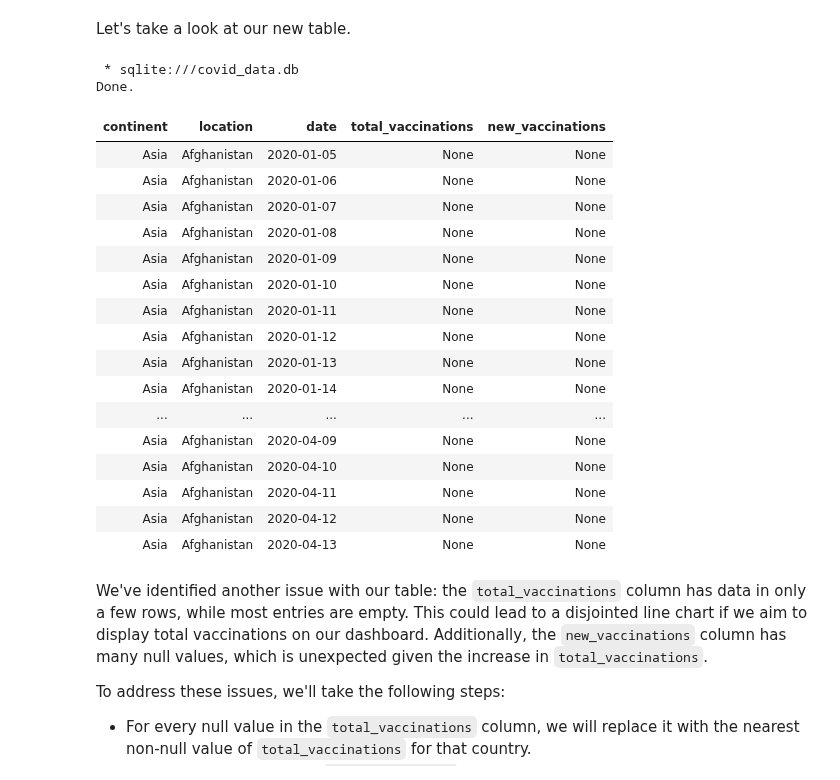
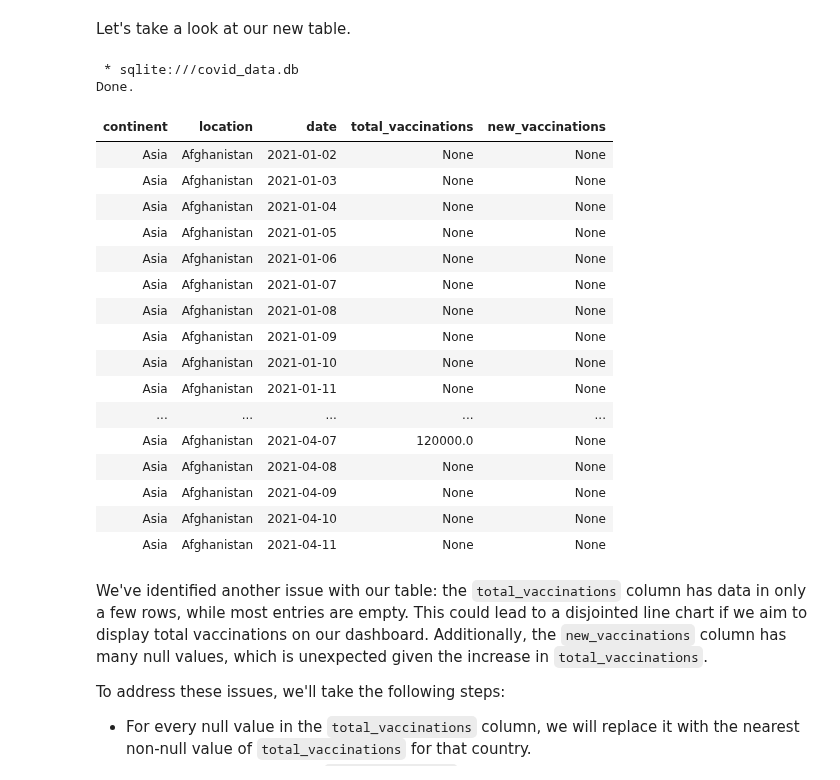
Before and after one commit to hienphan161/covid-data-exploration-with-sql, a Jupyter notebook: Exploring_COVID_19_Data_An_In_depth_Analysis.ipynb, the cells around one changed output. Saved outputs shown, nothing was run; the diff lists cells and outputs as text; code cells hidden in the pictures.

```diff
--- a/Exploring_COVID_19_Data_An_In_depth_Analysis.ipynb
+++ b/Exploring_COVID_19_Data_An_In_depth_Analysis.ipynb
@@ -399,28 +400,30 @@ Let's take a look at our new table.
 # %%
 %%sql
 SELECT *
 FROM COVID_VACCINATIONS_PROCESSED
+WHERE date > '2021-01-01'
+ORDER BY location, date
 LIMIT 100 -- due to limited resources
 # %% [output]
  * sqlite:///covid_data.db
 Done.
 | continent | location | date | total_vaccinations | new_vaccinations |
-| Asia | Afghanistan | 2020-01-05 | None | None |
-| Asia | Afghanistan | 2020-01-06 | None | None |
-| Asia | Afghanistan | 2020-01-07 | None | None |
-| Asia | Afghanistan | 2020-01-08 | None | None |
-| Asia | Afghanistan | 2020-01-09 | None | None |
-| Asia | Afghanistan | 2020-01-10 | None | None |
-| Asia | Afghanistan | 2020-01-11 | None | None |
-| Asia | Afghanistan | 2020-01-12 | None | None |
-| Asia | Afghanistan | 2020-01-13 | None | None |
-| Asia | Afghanistan | 2020-01-14 | None | None |
+| Asia | Afghanistan | 2021-01-02 | None | None |
+| Asia | Afghanistan | 2021-01-03 | None | None |
+| Asia | Afghanistan | 2021-01-04 | None | None |
+| Asia | Afghanistan | 2021-01-05 | None | None |
+| Asia | Afghanistan | 2021-01-06 | None | None |
+| Asia | Afghanistan | 2021-01-07 | None | None |
+| Asia | Afghanistan | 2021-01-08 | None | None |
+| Asia | Afghanistan | 2021-01-09 | None | None |
+| Asia | Afghanistan | 2021-01-10 | None | None |
+| Asia | Afghanistan | 2021-01-11 | None | None |
 | ... | ... | ... | ... | ... |
-| Asia | Afghanistan | 2020-04-09 | None | None |
-| Asia | Afghanistan | 2020-04-10 | None | None |
-| Asia | Afghanistan | 2020-04-11 | None | None |
-| Asia | Afghanistan | 2020-04-12 | None | None |
-| Asia | Afghanistan | 2020-04-13 | None | None |
+| Asia | Afghanistan | 2021-04-07 | 120000.0 | None |
+| Asia | Afghanistan | 2021-04-08 | None | None |
+| Asia | Afghanistan | 2021-04-09 | None | None |
+| Asia | Afghanistan | 2021-04-10 | None | None |
+| Asia | Afghanistan | 2021-04-11 | None | None |
 # %% [markdown]
 We've identified another issue with our table: the `total_vaccinations` column has data in only a few rows, while most entries are empty. This could lead to a disjointed line chart if we aim to display total vaccinations on our dashboard. Additionally, the `new_vaccinations` column has many null values, which is unexpected given the increase in `total_vaccinations`.
 
```
Also changed, not shown: parts of 4 cells of this notebook.
